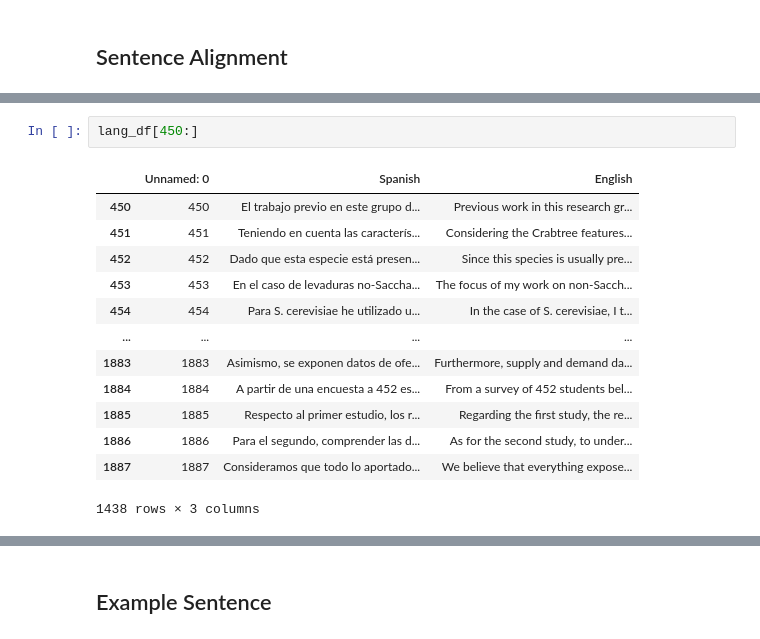
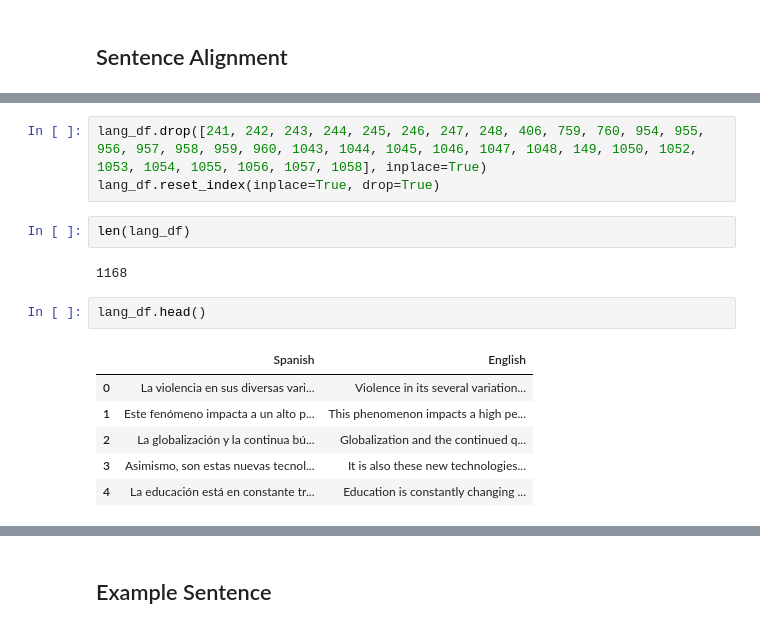
Before and after one commit to Carmen-Martinez/CLIR_MT, a Jupyter notebook: Final_Draft.ipynb, the cells around one changed output, grey strips where cells are left out. Cells and saved outputs as stored; diff of their text form.

```diff
--- a/Final_Draft.ipynb
+++ b/Final_Draft.ipynb
@@ -17,16 +34,16 @@ lang_df = pd.read_csv('./CSV_files/sent_translations.csv')
+# %%
+lang_df.drop([241, 242, 243, 244, 245, 246, 247, 248, 406, 759, 760, 954, 955, 956, 957, 958, 959, 960, 1043, 1044, 1045, 1046, 1047, 1048, 149, 1050, 1052, 1053, 1054, 1055, 1056, 1057, 1058], inplace=True)
+lang_df.reset_index(inplace=True, drop=True)
+# %%
+len(lang_df)
+# %% [output]
+1168
 # %%
-lang_df[450:]
+lang_df.head()
 # %% [output]
-|  | Unnamed: 0 | Spanish | English |
-| 450 | 450 | El trabajo previo en este grupo d... | Previous work in this research gr... |
-| 451 | 451 | Teniendo en cuenta las caracterís... | Considering the Crabtree features... |
-| 452 | 452 | Dado que esta especie está presen... | Since this species is usually pre... |
-| 453 | 453 | En el caso de levaduras no-Saccha... | The focus of my work on non-Sacch... |
-| 454 | 454 | Para S. cerevisiae he utilizado u... | In the case of S. cerevisiae, I t... |
-| ... | ... | ... | ... |
-| 1883 | 1883 | Asimismo, se exponen datos de ofe... | Furthermore, supply and demand da... |
-| 1884 | 1884 | A partir de una encuesta a 452 es... | From a survey of 452 students bel... |
-| 1885 | 1885 | Respecto al primer estudio, los r... | Regarding the first study, the re... |
-| 1886 | 1886 | Para el segundo, comprender las d... | As for the second study, to under... |
-| 1887 | 1887 | Consideramos que todo lo aportado... | We believe that everything expose... |
+|  | Spanish | English |
+| 0 | La violencia en sus diversas vari... | Violence in its several variation... |
+| 1 | Este fenómeno impacta a un alto p... | This phenomenon impacts a high pe... |
+| 2 | La globalización y la continua bú... | Globalization and the continued q... |
+| 3 | Asimismo, son estas nuevas tecnol... | It is also these new technologies... |
+| 4 | La educación está en constante tr... | Education is constantly changing ... |
-1438 rows × 3 columns
```
Also changed, not shown: parts of 39 cells of this notebook.
